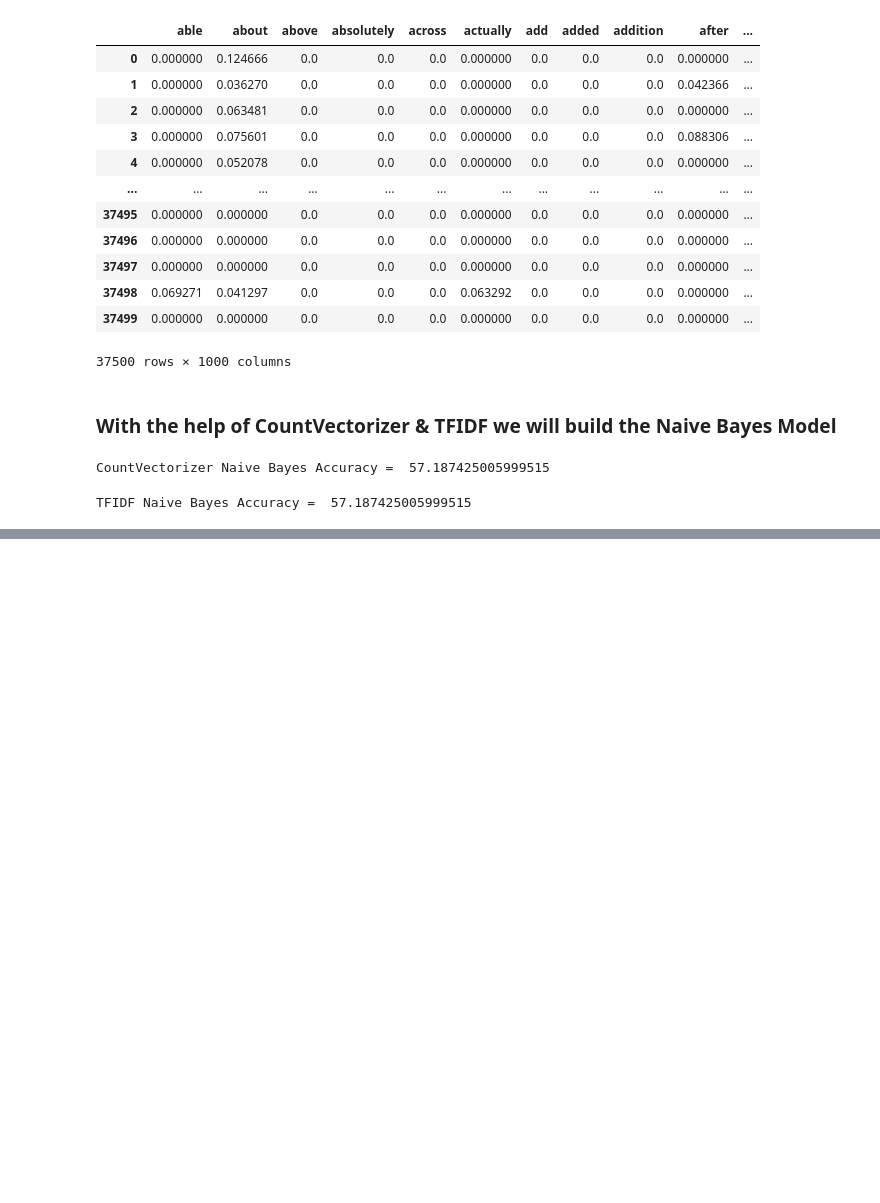
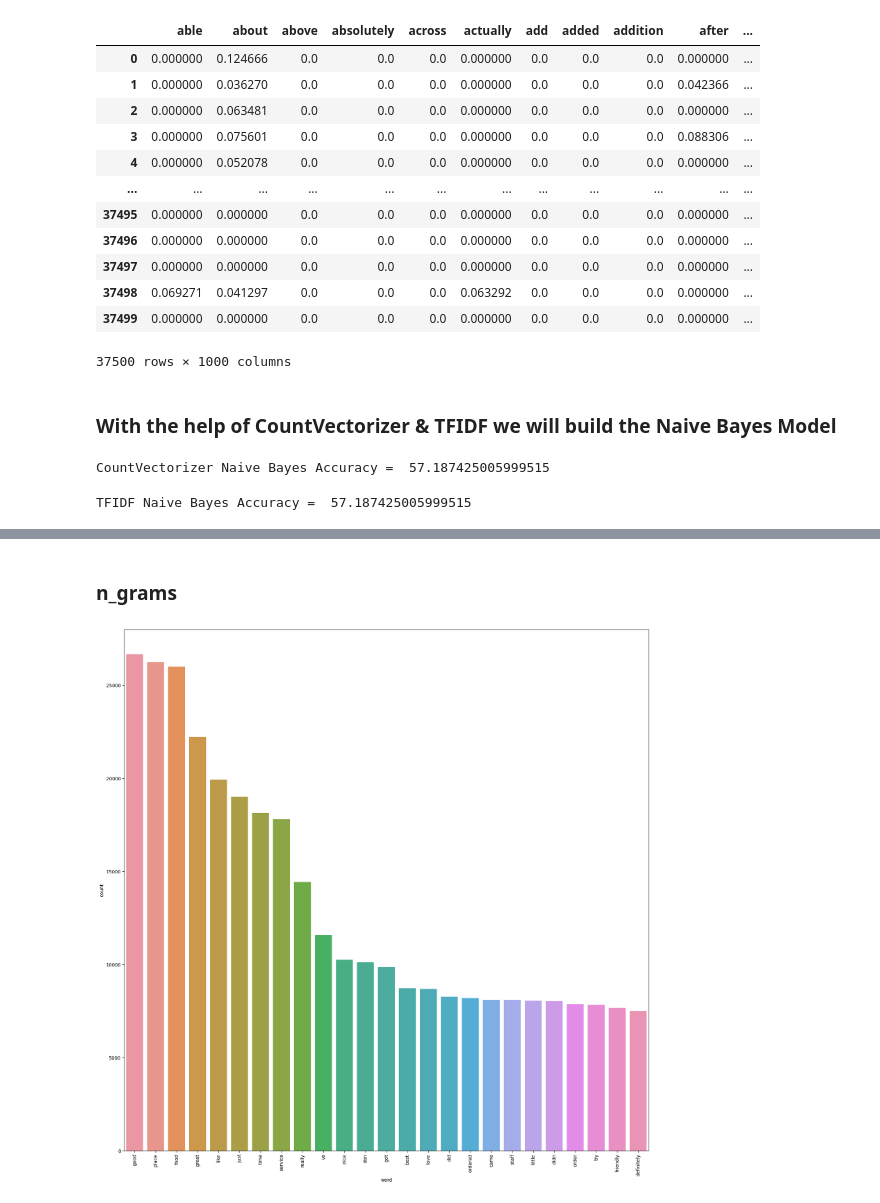
Before and after one commit to Digvijay1000/YELP_Review_Classification_by_using_ML, a Jupyter notebook: YELP_Review_Classification_by_using_ML_1.ipynb, the cells around one changed output, grey strips where cells are left out. Cells and saved outputs as stored; diff of their text form; code cells hidden in the pictures; blank space fills up the shorter version.

```diff
--- a/YELP_Review_Classification_by_using_ML_1.ipynb
+++ b/YELP_Review_Classification_by_using_ML_1.ipynb
@@ -525,0 +565,24 @@ TFIDF Naive Bayes Accuracy =  57.187425005999515
+# %% [markdown]
+### n_grams
+# %%
+def get_ngrams(df,column,ngram_range,n=None):
+  """This function will give us ngrams and plot graph for ngrams"""
+  cv = CountVectorizer(ngram_range=ngram_range, stop_words='english')
+  bow = cv.fit_transform(df[column])
+  sum_of_words = bow.sum(axis=0)
+
+  word_freq = [(word,sum_of_words[0,i]) for word,i in cv.vocabulary_.items()]
+
+  word_freq = sorted(word_freq,key= lambda x : x[1],reverse=True)
+
+  df_ngrams = pd.DataFrame(word_freq[:n],columns = ['word','count'])
+
+  fig,ax = plt.subplots(figsize=(20,20))
+  plt.xticks(rotation='vertical')
+  fig = sns.barplot(x='word',y='count',data =df_ngrams )
+  plt.show()
+# %%
+# unigrams
+get_ngrams(df,"text",(1,1),25)
+# %% [output]
+[figure, added]
```
Also changed, not shown: parts of 29 cells of this notebook.
